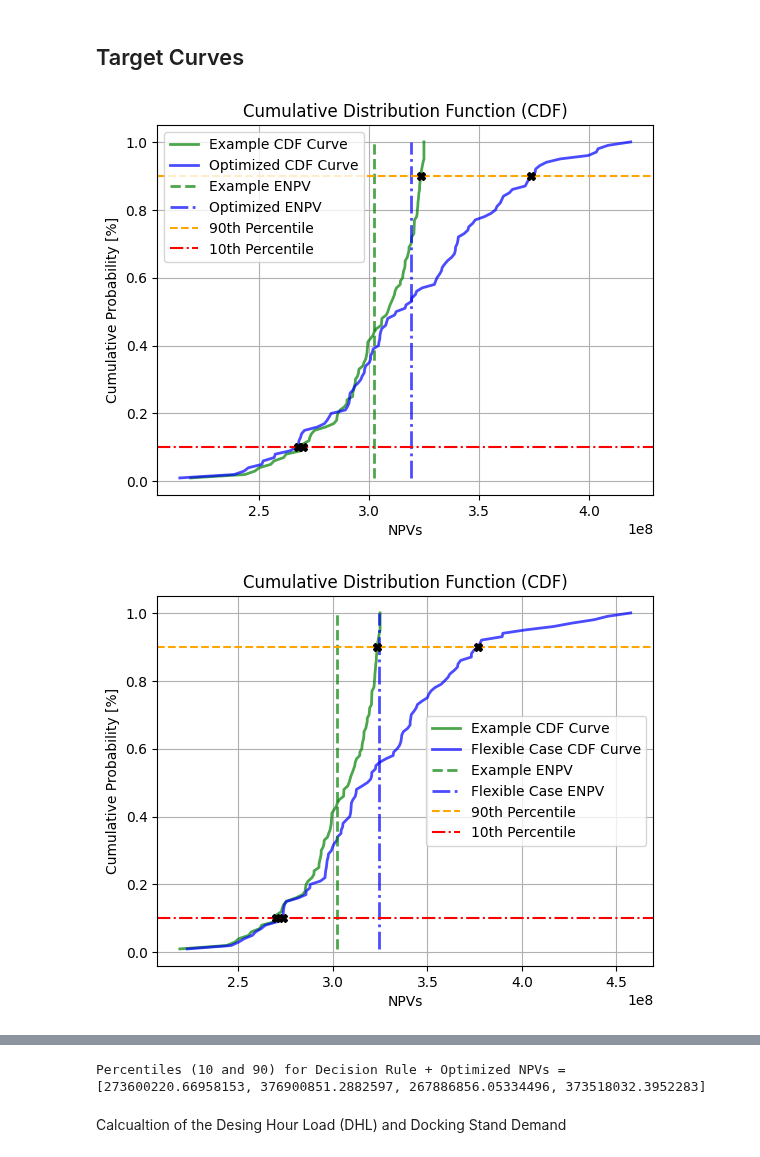
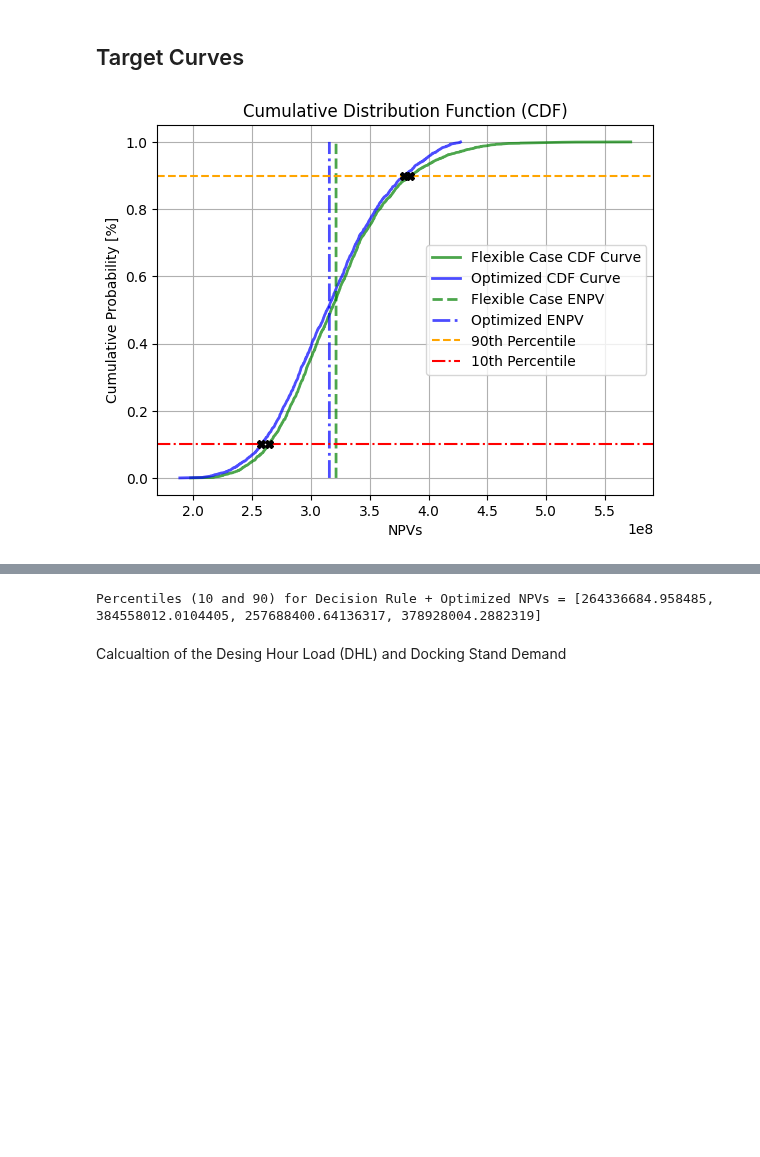
Before and after one commit to Oli767/VT1-Python-Files, a Jupyter notebook: VT2 VS Code/VT2.ipynb, the cells around one changed output, grey strips where cells are left out. Cells and saved outputs as stored; diff of their text form; code cells hidden in the pictures; blank space fills up the shorter version.

```diff
--- a/VT2 VS Code/VT2.ipynb
+++ b/VT2 VS Code/VT2.ipynb
@@ -358,0 +153,5 @@ Finding the Optimal Capacity increase value
+# %%
+ENPV_max, theta_max, condition_max = fn.Evaluation(Param, Demand)
+print("Maximum ENPV:", ENPV_max)
+print("Optimal theta:", theta_max)
+print("Optimal condition:", condition_max)
@@ -417,4 +183,5 @@ def Evaluation2(D, theta, Param):
 # %%
-ENPV_max2, condition_max = Evaluation2(Demand, theta_max, Param)
-print("Maximum ENPV:", ENPV_max2)
-print("Corresponding condition value:", condition_max)
+# ENPV_max, theta_max, condition_max = Evaluation(Param)
+# print("Maximum ENPV:", ENPV_max)
+# print("Corresponding theta:", theta_max)
+# print("Corresponding condition:", condition_max)
@@ -450,7 +188,7 @@ Corresponding condition value: -6000
 # %%
-delta_K_Flex = Decision_Rule(Param["K0"], Demand, theta_max, condition_max)
-K_Flex = Capacity2(Param["K0"], delta_K_Flex)
-NPV_Flex = NPV_Flexible(delta_K_Flex, Param)
-ENPV_Flex = ENPV_Flexible(theta_max, condition_max, Param, Demand)
+delta_K_Flex = fn.Decision_Rule(Param["K0"], Demand, theta_max, condition_max)
+K_Flex = fn.Capacity2(Param["K0"], delta_K_Flex)
+NPV_Flex = fn.NPV_Flexible(delta_K_Flex, Param, Demand)
+ENPV_Flex = fn.ENPV_Flexible(theta_max, condition_max, Param, Demand)
 print("ENPV Decision Rule: ", ENPV_Flex)
 # %% [output]
@@ -472,37 +210,36 @@ fn.Scenario_plot(
 ## Target Curves
 # %%
 # Plotting the CDF for the First Decision Rule
-Percentiles = fn.CDF_Plot(
-    fn.NPV_calculation(K_Example, Demand, delta_K_Example, Param),
-    fn.NPV_calculation(
-        Optimized_K,
-        Demand,
-        Optimized_delta_K,
-        Param,
-    ),
-    "Example",
-    "Optimized",
-)
+# Percentiles = fn.CDF_Plot(
+#     fn.NPV_calculation(K_Example, Demand, delta_K_Example, Param),
+#     fn.NPV_calculation(
+#         Optimized_K,
+#         Demand,
+#         Optimized_delta_K,
+#         Param,
+#     ),
+#     "Example",
+#     "Optimized",
+# )
 
-Percentiles1 = fn.CDF_Plot(
-    fn.NPV_calculation(K_Example, Demand, delta_K_Example, Param),
-    NPV_Flex,
-    "Example",
-    "Flexible Case",
-)
+# Percentiles1 = fn.CDF_Plot(
+#     fn.NPV_calculation(K_Example, Demand, delta_K_Example, Param),
+#     NPV_Flex,
+#     "Example",
+#     "Flexible Case",
+# )
 
 
 Percentiles2 = fn.CDF_Plot(
     NPV_Flex,
     fn.NPV_calculation(Optimized_K, Demand, Optimized_delta_K, Param),
     "Flexible Case",
     "Optimized",
 )
 # # Plotting the CDF for the Second Decision Rule
 # Percentiles1 = fn.CDF_Plot(Traditional_NPV, Flex_NPV_est)
 # print("Percentiles (10 and 90) for Example + Optimized NPVs =", Percentiles)
 # print("Percentiles (10 and 90) for Example + Decision Rule NPVs =", Percentiles1)
 print("Percentiles (10 and 90) for Decision Rule + Optimized NPVs =", Percentiles2)
 # %% [output]
-[figure, old version]
+[figure, new version]
-[figure, removed]
@@ -510,4 +246,4 @@ print("Percentiles (10 and 90) for Decision Rule + Optimized NPVs =", Percentile
-Percentiles (10 and 90) for Decision Rule + Optimized NPVs = [273600220.66958153, 376900851.2882597, 267886856.05334496, 373518032.3952283]
+Percentiles (10 and 90) for Decision Rule + Optimized NPVs = [264336684.958485, 384558012.0104405, 257688400.64136317, 378928004.2882319]
 # %% [markdown]
 Calcualtion of the Desing Hour Load (DHL) and Docking Stand Demand
 # %%
```
Also changed, not shown: parts of 21 cells of this notebook, 1 other file.
